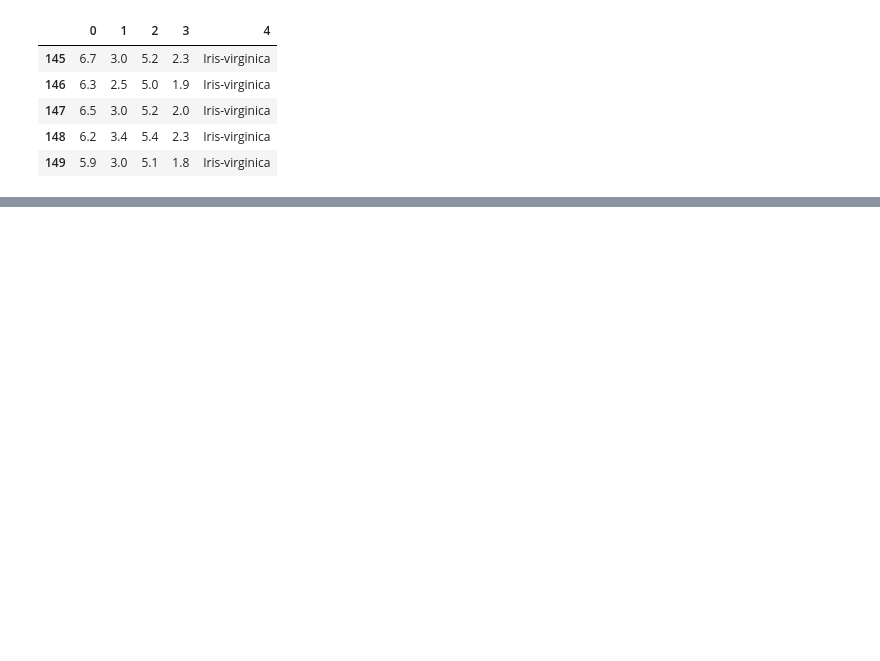
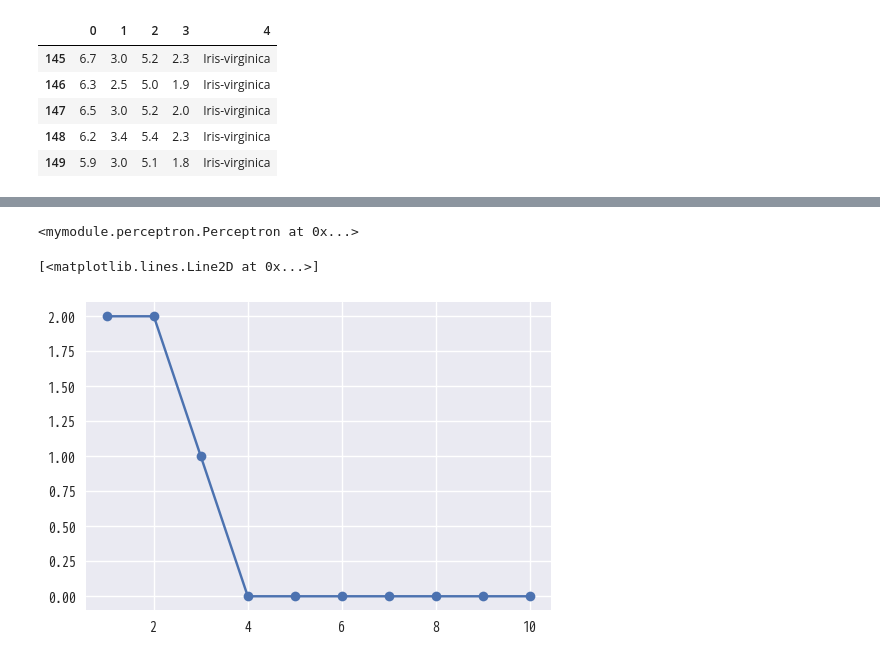
Before and after one commit to u110/public-jupyter, a Jupyter notebook: python_machine_learning/2.3.ipynb, the cells around one changed output, grey strips where cells are left out. Drawn from its saved outputs; the diff is of its cells as text; code cells hidden in the pictures; blank space fills up the shorter version.

Commit message:
[python-ml] add 2.3 plot

```diff
--- a/python_machine_learning/2.3.ipynb
+++ b/python_machine_learning/2.3.ipynb
@@ -35,0 +39,11 @@ plt.show()
+# %%
+ppn = Perceptron(eta=0.1, n_iter=10)
+# %%
+ppn.fit(X,y)
+# %% [output]
+<mymodule.perceptron.Perceptron at 0x...>
+# %%
+plt.plot(range(1, len(ppn.errors_)+1), ppn.errors_, marker='o')
+# %% [output]
+[<matplotlib.lines.Line2D at 0x...>]
+[figure, added]
```
Also changed, not shown: parts of 4 cells of this notebook, 3 other files.
